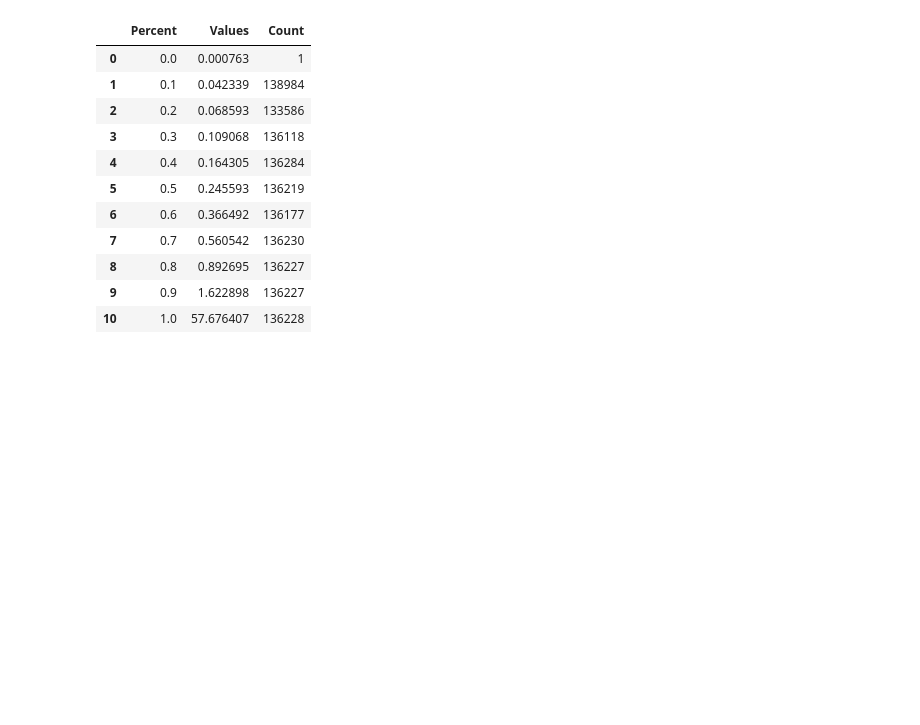
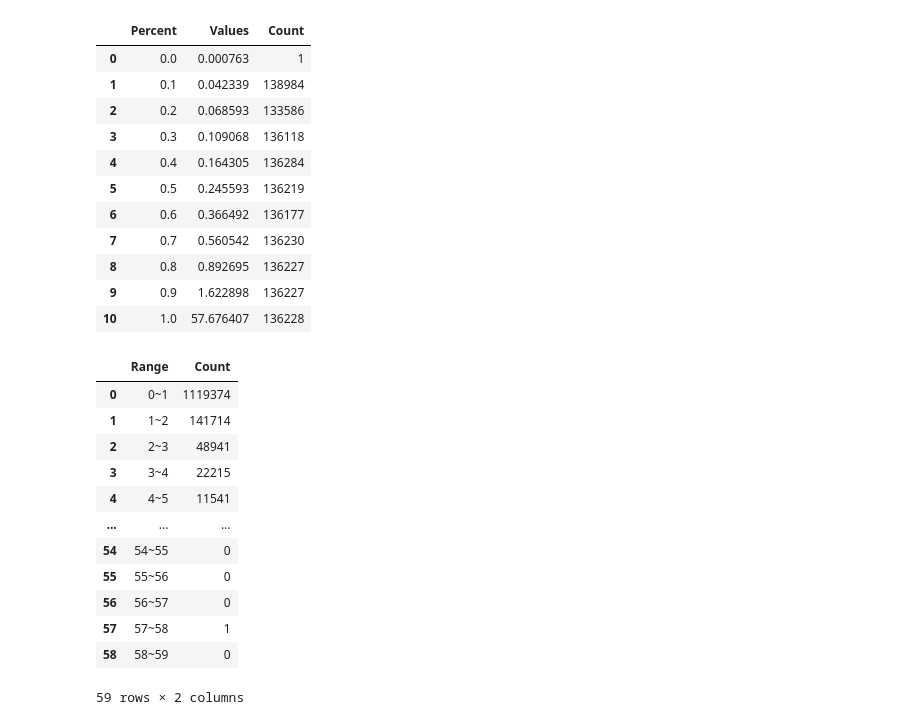
Before and after one commit to woodol/HM_Recomendation, a Jupyter notebook: 1_Preprocessing/grouping_prod_type.ipynb, the cells around one changed output. Cells and saved outputs as stored; diff of their text form; code cells hidden in the pictures; blank space fills up the shorter version.

```diff
--- a/1_Preprocessing/grouping_prod_type.ipynb
+++ b/1_Preprocessing/grouping_prod_type.ipynb
@@ -248,3 +248,28 @@ pd.DataFrame(data={"Percent" : idx,"Values" : qnt, "Count" : cnt})
 | 8 | 0.8 | 0.892695 | 136227 |
 | 9 | 0.9 | 1.622898 | 136227 |
 | 10 | 1.0 | 57.676407 | 136228 |
+# %%
+# --counting per 1 unit
+
+prices, cnt = [], []
+for price in range(1, 60):
+    start, end = price-1, price
+    cnt.append(len(hard_gb_df["price"].loc[(hard_gb_df["price"]>start)&(hard_gb_df["price"]<=end)].values))
+    prices.append(str(start)+"~"+str(end))
+
+pd.set_option("display.max_rows", 10)
+pd.DataFrame({"Range": prices, "Count": cnt})
+# %% [output]
+|  | Range | Count |
+| 0 | 0~1 | 1119374 |
+| 1 | 1~2 | 141714 |
+| 2 | 2~3 | 48941 |
+| 3 | 3~4 | 22215 |
+| 4 | 4~5 | 11541 |
+| ... | ... | ... |
+| 54 | 54~55 | 0 |
+| 55 | 55~56 | 0 |
+| 56 | 56~57 | 0 |
+| 57 | 57~58 | 1 |
+| 58 | 58~59 | 0 |
+59 rows × 2 columns
```
Also changed, not shown: parts of 2 cells of this notebook.
